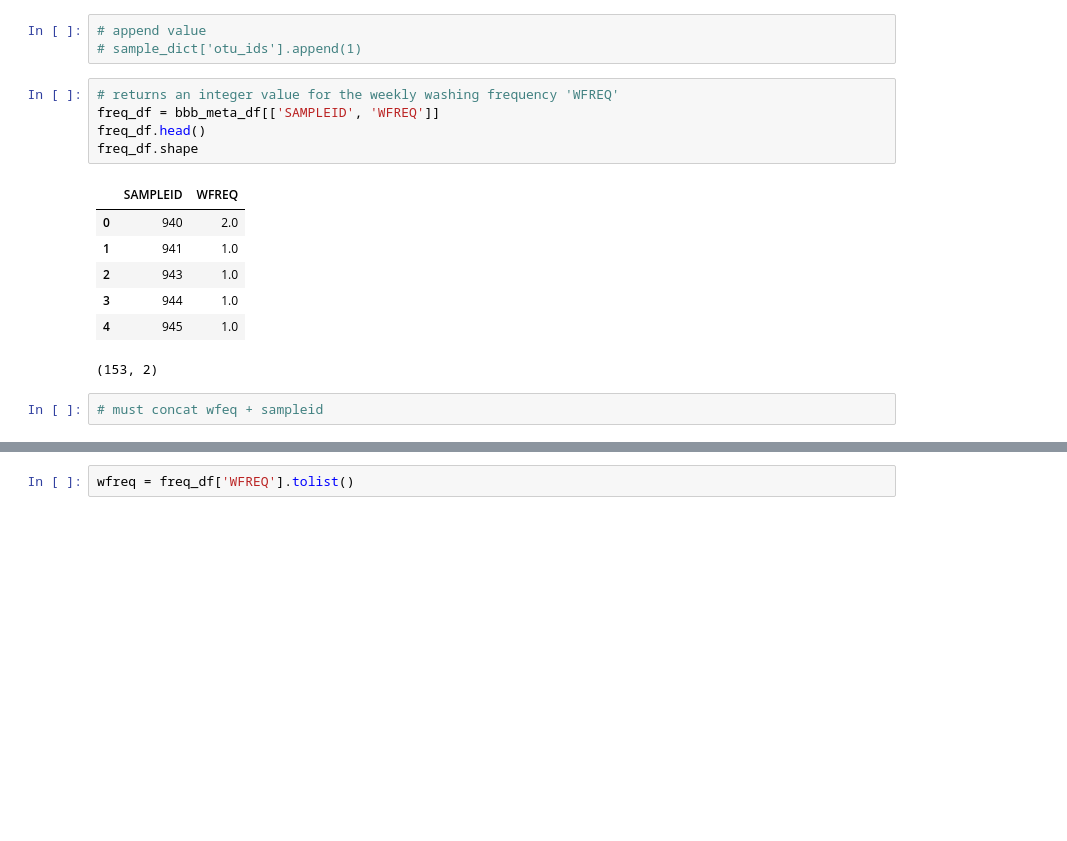
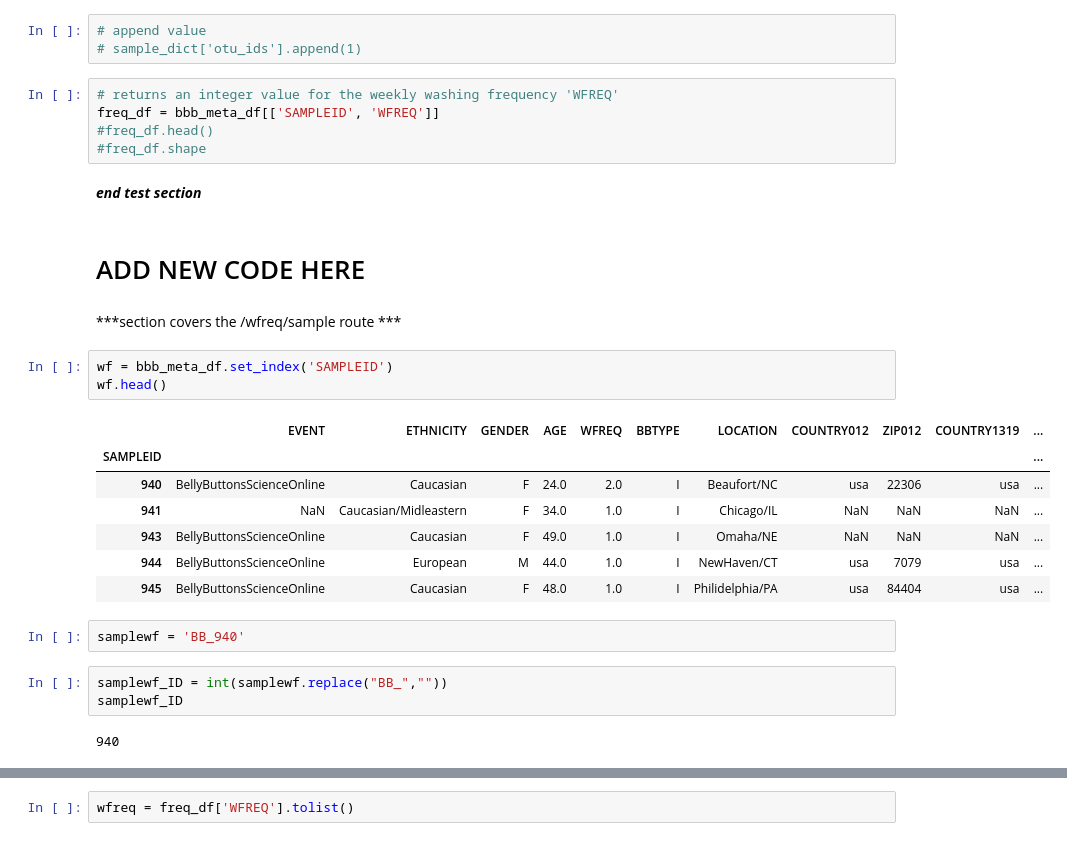
Before and after one commit to ABFdata/Homework, a Jupyter notebook: BellyButtonBio/Generators/bbb_andy_query.ipynb, the cells around one changed output, grey strips where cells are left out. Saved outputs shown, nothing was run; the diff lists cells and outputs as text; blank space fills up the shorter version.

```diff
--- a/BellyButtonBio/Generators/bbb_andy_query.ipynb
+++ b/BellyButtonBio/Generators/bbb_andy_query.ipynb
@@ -191,15 +252,29 @@ sample_dict = {'otu_ids': value, 'sample_values': sample_value}
 # %%
 # returns an integer value for the weekly washing frequency 'WFREQ'
 freq_df = bbb_meta_df[['SAMPLEID', 'WFREQ']]
-freq_df.head()
-freq_df.shape
+#freq_df.head()
+#freq_df.shape
-# %% [output]
-|  | SAMPLEID | WFREQ |
-| 0 | 940 | 2.0 |
-| 1 | 941 | 1.0 |
-| 2 | 943 | 1.0 |
-| 3 | 944 | 1.0 |
-| 4 | 945 | 1.0 |
-(153, 2)
-# %%
-# must concat wfeq + sampleid
+# %% [markdown]
+***end test section***
+# %% [markdown]
+# ADD NEW CODE HERE
+# %% [markdown]
+***section covers the /wfreq/sample route ***
+# %%
+wf = bbb_meta_df.set_index('SAMPLEID')
+wf.head()
+# %% [output]
+|  | EVENT | ETHNICITY | GENDER | AGE | WFREQ | BBTYPE | LOCATION | COUNTRY012 | ZIP012 | COUNTRY1319 | ... |
+| SAMPLEID |  |  |  |  |  |  |  |  |  |  | ... |
+| 940 | BellyButtonsScienceOnline | Caucasian | F | 24.0 | 2.0 | I | Beaufort/NC | usa | 22306 | usa | ... |
+| 941 | NaN | Caucasian/Midleastern | F | 34.0 | 1.0 | I | Chicago/IL | NaN | NaN | NaN | ... |
+| 943 | BellyButtonsScienceOnline | Caucasian | F | 49.0 | 1.0 | I | Omaha/NE | NaN | NaN | NaN | ... |
+| 944 | BellyButtonsScienceOnline | European | M | 44.0 | 1.0 | I | NewHaven/CT | usa | 7079 | usa | ... |
+| 945 | BellyButtonsScienceOnline | Caucasian | F | 48.0 | 1.0 | I | Philidelphia/PA | usa | 84404 | usa | ... |
+# %%
+samplewf = 'BB_940'
+# %%
+samplewf_ID = int(samplewf.replace("BB_",""))
+samplewf_ID
+# %% [output]
+940
```
Also changed, not shown: parts of 36 cells of this notebook, 4 other files.
